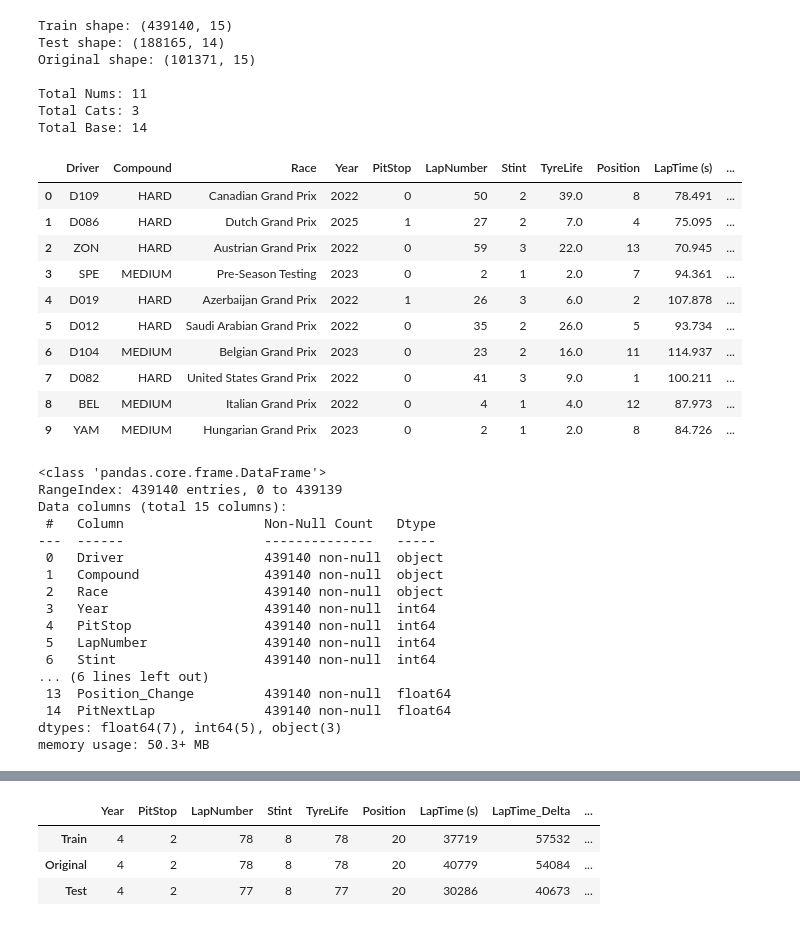
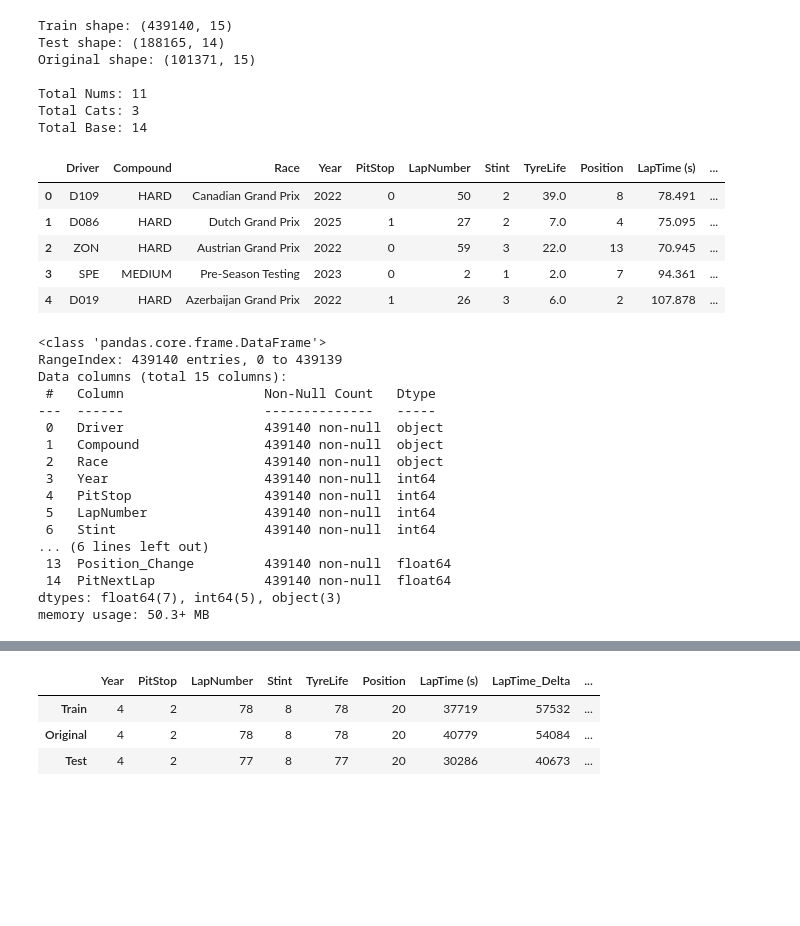
Before and after one commit to coded-sly/ps6e5-F1-PitStop, a Jupyter notebook: ps6e5-xlearn-f1-pit.ipynb, the cells around one changed output, grey strips where cells are left out. Drawn from its saved outputs; the diff is of its cells as text; code cells hidden in the pictures; blank space fills up the shorter version.

```diff
--- a/ps6e5-xlearn-f1-pit.ipynb
+++ b/ps6e5-xlearn-f1-pit.ipynb
@@ -156,20 +158,15 @@ Total Nums: 11
 Total Cats: 3
 Total Base: 14
 # %%
-display(train.head(10))
+display(train.head())
 train.info()
 # %% [output]
 |  | Driver | Compound | Race | Year | PitStop | LapNumber | Stint | TyreLife | Position | LapTime (s) | ... |
 | 0 | D109 | HARD | Canadian Grand Prix | 2022 | 0 | 50 | 2 | 39.0 | 8 | 78.491 | ... |
 | 1 | D086 | HARD | Dutch Grand Prix | 2025 | 1 | 27 | 2 | 7.0 | 4 | 75.095 | ... |
 | 2 | ZON | HARD | Austrian Grand Prix | 2022 | 0 | 59 | 3 | 22.0 | 13 | 70.945 | ... |
 | 3 | SPE | MEDIUM | Pre-Season Testing | 2023 | 0 | 2 | 1 | 2.0 | 7 | 94.361 | ... |
 | 4 | D019 | HARD | Azerbaijan Grand Prix | 2022 | 1 | 26 | 3 | 6.0 | 2 | 107.878 | ... |
-| 5 | D012 | HARD | Saudi Arabian Grand Prix | 2022 | 0 | 35 | 2 | 26.0 | 5 | 93.734 | ... |
-| 6 | D104 | MEDIUM | Belgian Grand Prix | 2023 | 0 | 23 | 2 | 16.0 | 11 | 114.937 | ... |
-| 7 | D082 | HARD | United States Grand Prix | 2022 | 0 | 41 | 3 | 9.0 | 1 | 100.211 | ... |
-| 8 | BEL | MEDIUM | Italian Grand Prix | 2022 | 0 | 4 | 1 | 4.0 | 12 | 87.973 | ... |
-| 9 | YAM | MEDIUM | Hungarian Grand Prix | 2023 | 0 | 2 | 1 | 2.0 | 8 | 84.726 | ... |
 <class 'pandas.core.frame.DataFrame'>
 RangeIndex: 439140 entries, 0 to 439139
 Data columns (total 15 columns):
```
Also changed, not shown: parts of 38 cells of this notebook.
